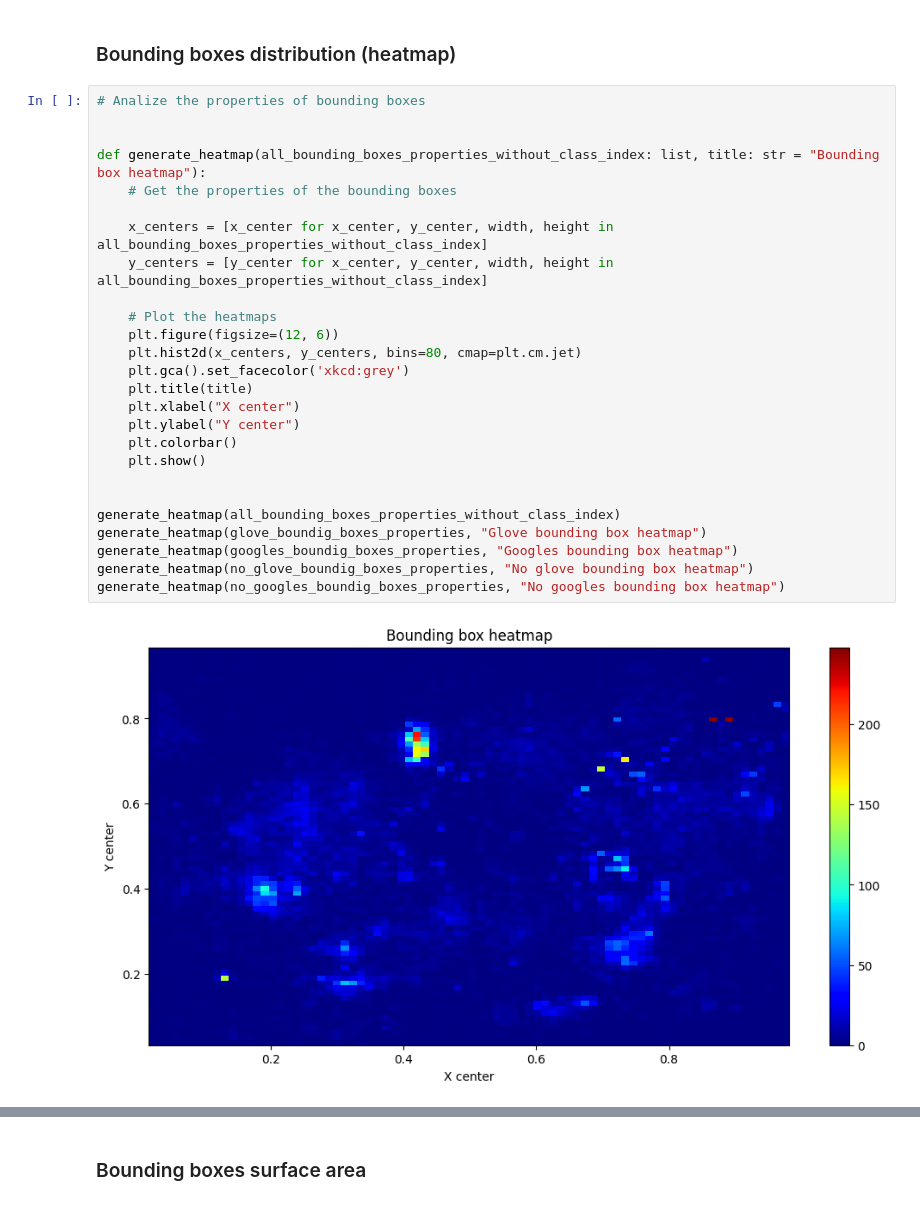
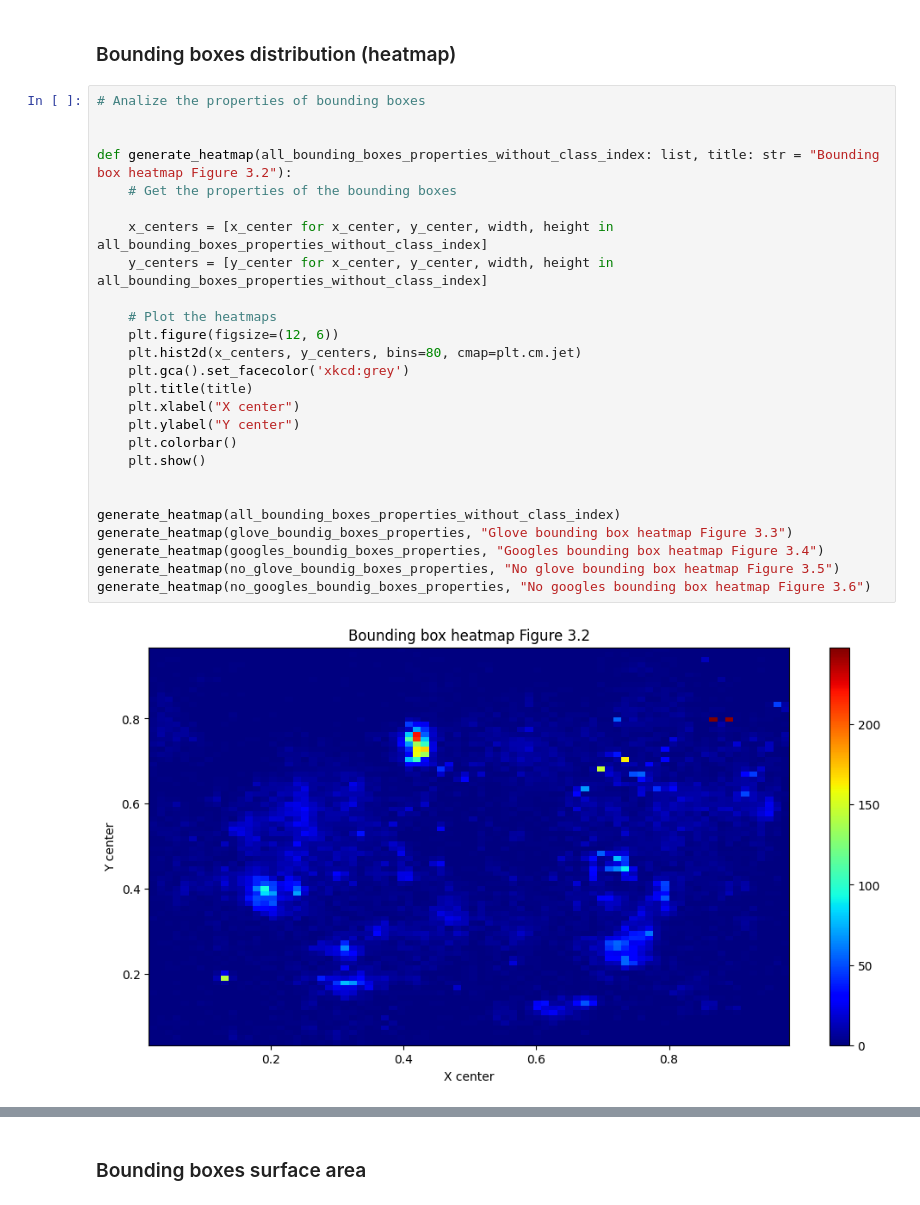
Before and after one commit to KajetanMieloch/Data-Scientist-praktyka-studencka, a Jupyter notebook: Zadania Rekrutacujne/Data Science Intern/odpowiedz.ipynb, the cells around one changed output, grey strips where cells are left out. Drawn from its saved outputs; the diff is of its cells as text.

```diff
--- a/Zadania Rekrutacujne/Data Science Intern/odpowiedz.ipynb
+++ b/Zadania Rekrutacujne/Data Science Intern/odpowiedz.ipynb
@@ -344,28 +348,28 @@ generate_histogram(all_bounding_boxes_count, all_images_count, sum(all_bounding_
 # %%
 # Analize the properties of bounding boxes
 
 
-def generate_heatmap(all_bounding_boxes_properties_without_class_index: list, title: str = "Bounding box heatmap"):
+def generate_heatmap(all_bounding_boxes_properties_without_class_index: list, title: str = "Bounding box heatmap Figure 3.2"):
     # Get the properties of the bounding boxes
 
     x_centers = [x_center for x_center, y_center, width, height in all_bounding_boxes_properties_without_class_index]
     y_centers = [y_center for x_center, y_center, width, height in all_bounding_boxes_properties_without_class_index]
 
     # Plot the heatmaps
     plt.figure(figsize=(12, 6))
     plt.hist2d(x_centers, y_centers, bins=80, cmap=plt.cm.jet)
     plt.gca().set_facecolor('xkcd:grey')
     plt.title(title)
     plt.xlabel("X center")
     plt.ylabel("Y center")
     plt.colorbar()
     plt.show()
 
 
 generate_heatmap(all_bounding_boxes_properties_without_class_index)
-generate_heatmap(glove_boundig_boxes_properties, "Glove bounding box heatmap")
-generate_heatmap(googles_boundig_boxes_properties, "Googles bounding box heatmap")
-generate_heatmap(no_glove_boundig_boxes_properties, "No glove bounding box heatmap")
-generate_heatmap(no_googles_boundig_boxes_properties, "No googles bounding box heatmap")
+generate_heatmap(glove_boundig_boxes_properties, "Glove bounding box heatmap Figure 3.3")
+generate_heatmap(googles_boundig_boxes_properties, "Googles bounding box heatmap Figure 3.4")
+generate_heatmap(no_glove_boundig_boxes_properties, "No glove bounding box heatmap Figure 3.5")
+generate_heatmap(no_googles_boundig_boxes_properties, "No googles bounding box heatmap Figure 3.6")
 # %% [output]
-[figure, old version]
+[figure, new version]
```
Also changed, not shown: parts of 12 cells of this notebook.
